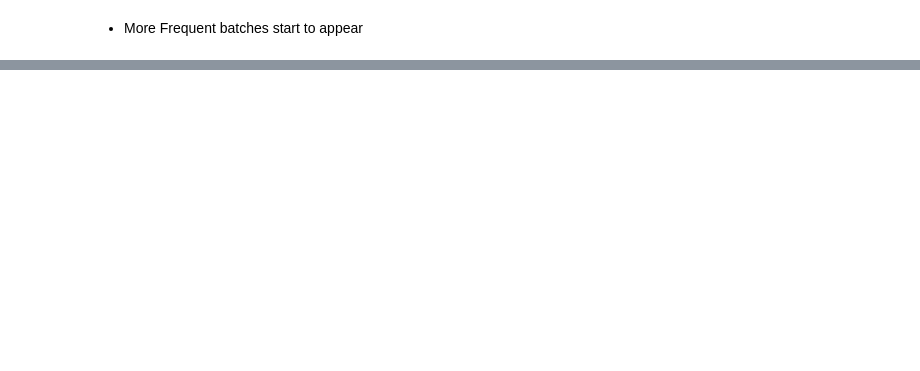
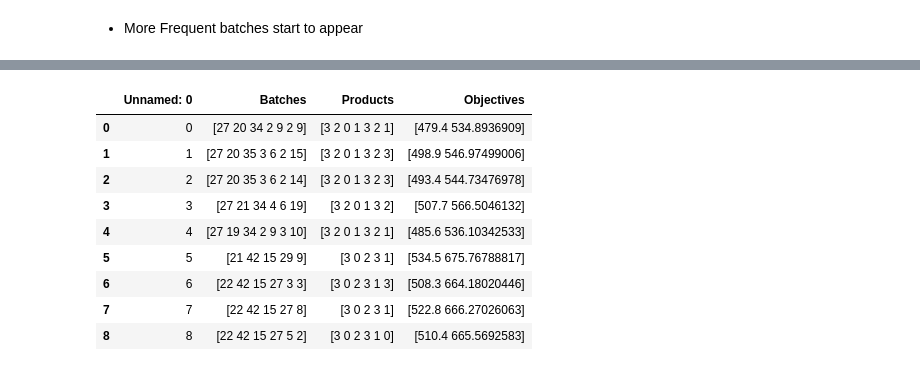
Before and after one commit to DTKx/capacityplanpy, a Jupyter notebook: 02_implementacao/parse_raw.ipynb, the cells around one changed output, grey strips where cells are left out. Saved outputs shown, nothing was run; the diff lists cells and outputs as text; code cells hidden in the pictures; blank space fills up the shorter version.

```diff
--- a/02_implementacao/parse_raw.ipynb
+++ b/02_implementacao/parse_raw.ipynb
@@ -387,0 +381,4 @@ results
+# %%
+name="17-114"
+result=pd.read_csv(root_path_analysis+name+'.csv')# Import from csv
+result
@@ -387,0 +421,14 @@ results
+# %%
+results=pd.read_csv(root_path_analysis+name+"solutions.csv")# Import from csv
+results
+# %% [output]
+|  | Unnamed: 0 | Batches | Products | Objectives |
+| 0 | 0 | [27 20 34 2 9 2 9] | [3 2 0 1 3 2 1] | [479.4 534.8936909] |
+| 1 | 1 | [27 20 35 3 6 2 15] | [3 2 0 1 3 2 3] | [498.9 546.97499006] |
+| 2 | 2 | [27 20 35 3 6 2 14] | [3 2 0 1 3 2 3] | [493.4 544.73476978] |
+| 3 | 3 | [27 21 34 4 6 19] | [3 2 0 1 3 2] | [507.7 566.5046132] |
+| 4 | 4 | [27 19 34 2 9 3 10] | [3 2 0 1 3 2 1] | [485.6 536.10342533] |
+| 5 | 5 | [21 42 15 29 9] | [3 0 2 3 1] | [534.5 675.76788817] |
+| 6 | 6 | [22 42 15 27 3 3] | [3 0 2 3 1 3] | [508.3 664.18020446] |
+| 7 | 7 | [22 42 15 27 8] | [3 0 2 3 1] | [522.8 666.27026063] |
+| 8 | 8 | [22 42 15 27 5 2] | [3 0 2 3 1 0] | [510.4 665.5692583] |
```
Also changed, not shown: parts of 29 cells of this notebook, 1 other file.
